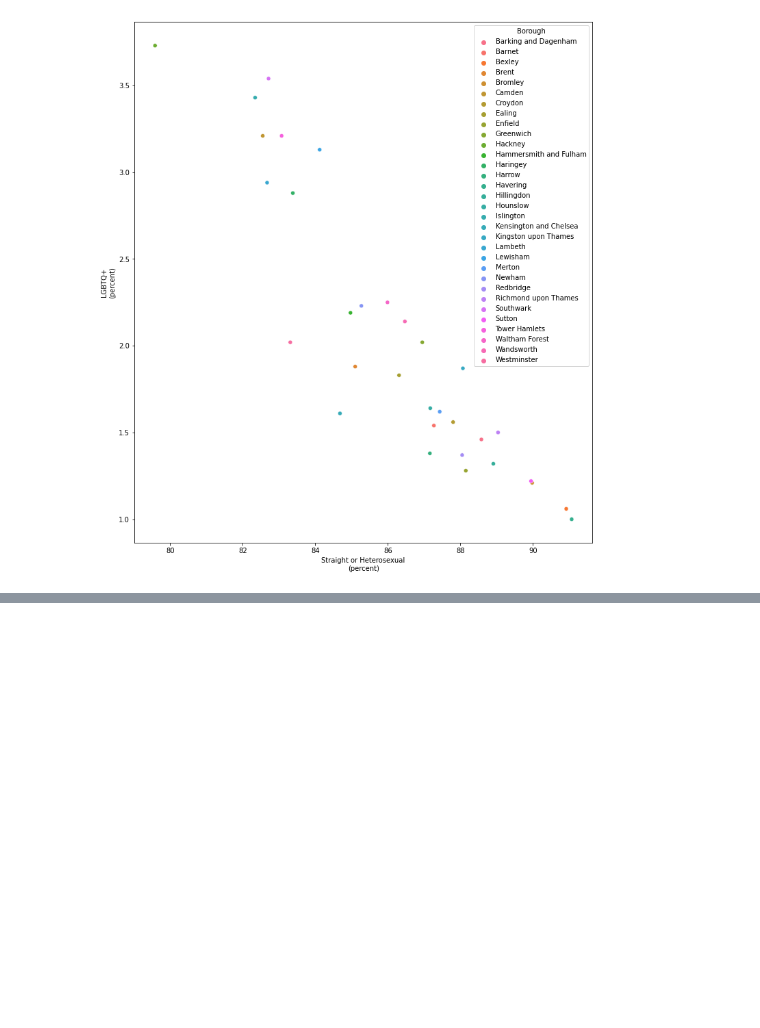
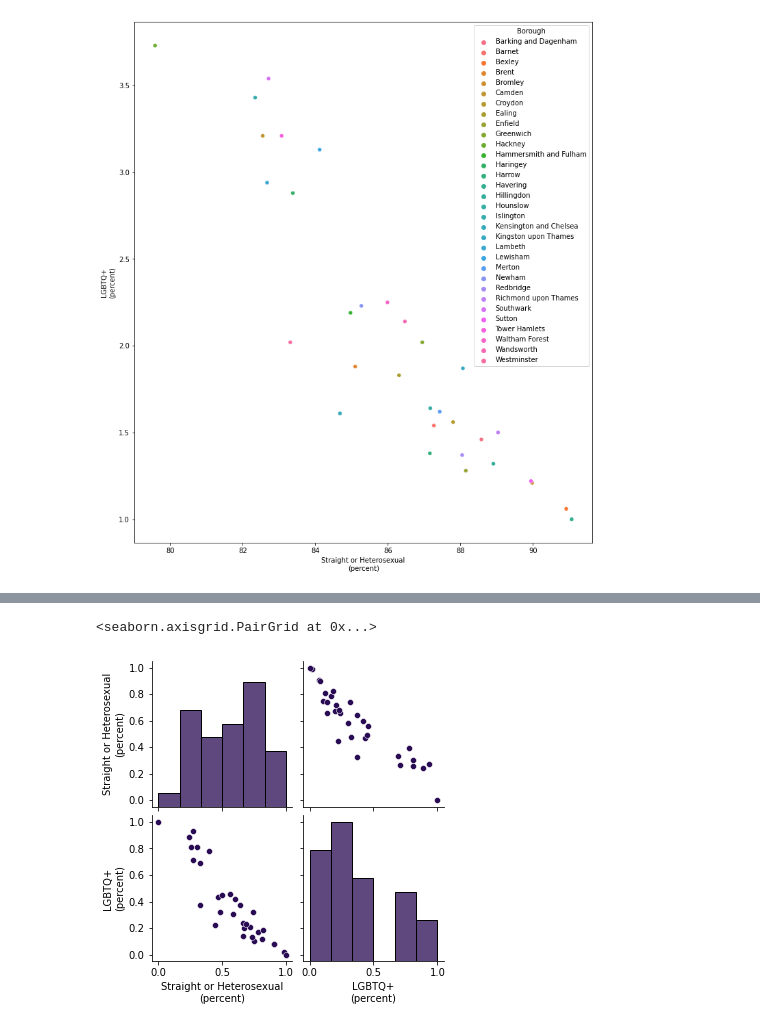
Before and after one commit to lordschmear/outline.fsds, a Jupyter notebook: lgbtqdata.ipynb, the cells around one changed output, grey strips where cells are left out. Saved outputs shown, nothing was run; the diff lists cells and outputs as text; code cells hidden in the pictures; blank space fills up the shorter version.

```diff
--- a/lgbtqdata.ipynb
+++ b/lgbtqdata.ipynb
@@ -135,0 +159,4 @@ for l in lgbtq_p.Subregion.unique():
+# %%
+# LGBTQ+ MinMax scaler and data
+scaler_l = MinMaxScaler()
+lgbtq_p[['Straight or Heterosexual\n(percent)','LGBTQ+\n(percent)']] = scaler_l.fit_transform(lgbtq_p[['Straight or Heterosexual\n(percent)','LGBTQ+\n(percent)']])
@@ -135,0 +183,5 @@ for l in lgbtq_p.Subregion.unique():
+# %%
+sns.pairplot(lgbtq_p[['Straight or Heterosexual\n(percent)','LGBTQ+\n(percent)']])
+# %% [output]
+<seaborn.axisgrid.PairGrid at 0x...>
+[figure, added]
```
Also changed, not shown: parts of 15 cells of this notebook.
